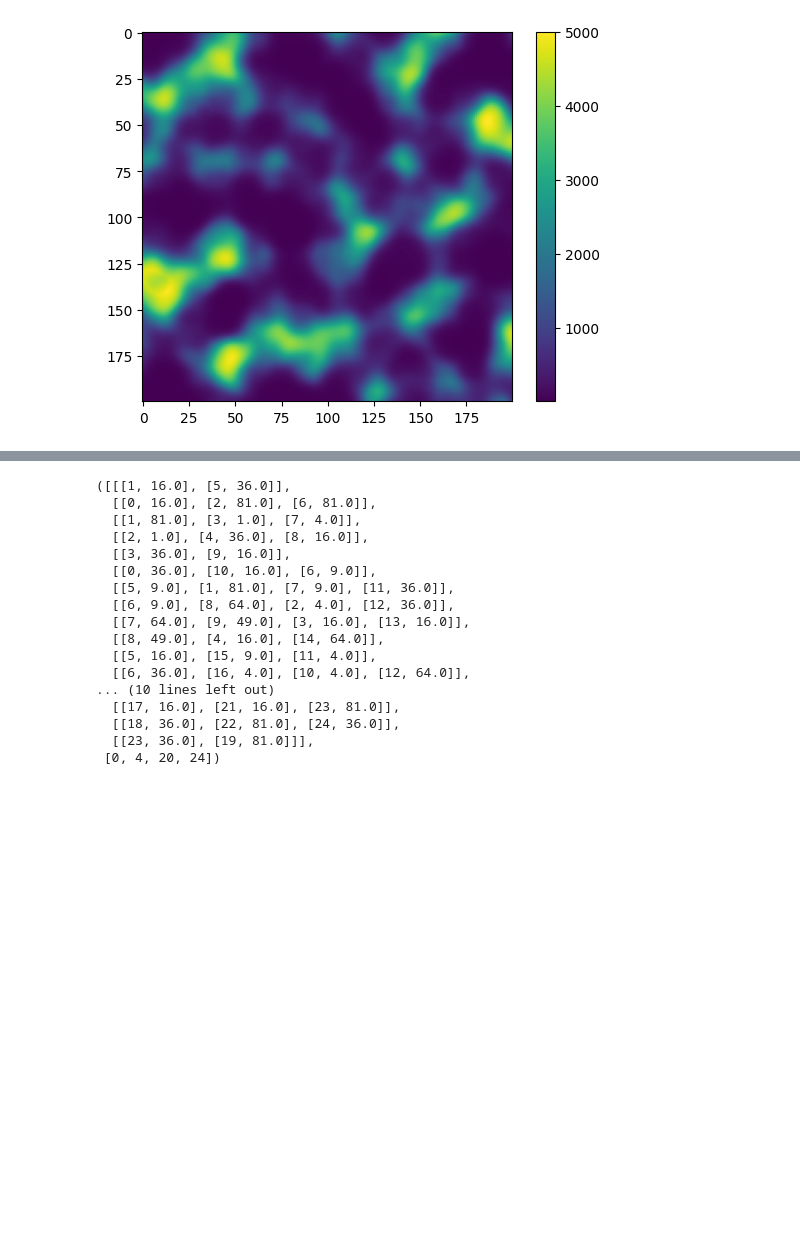
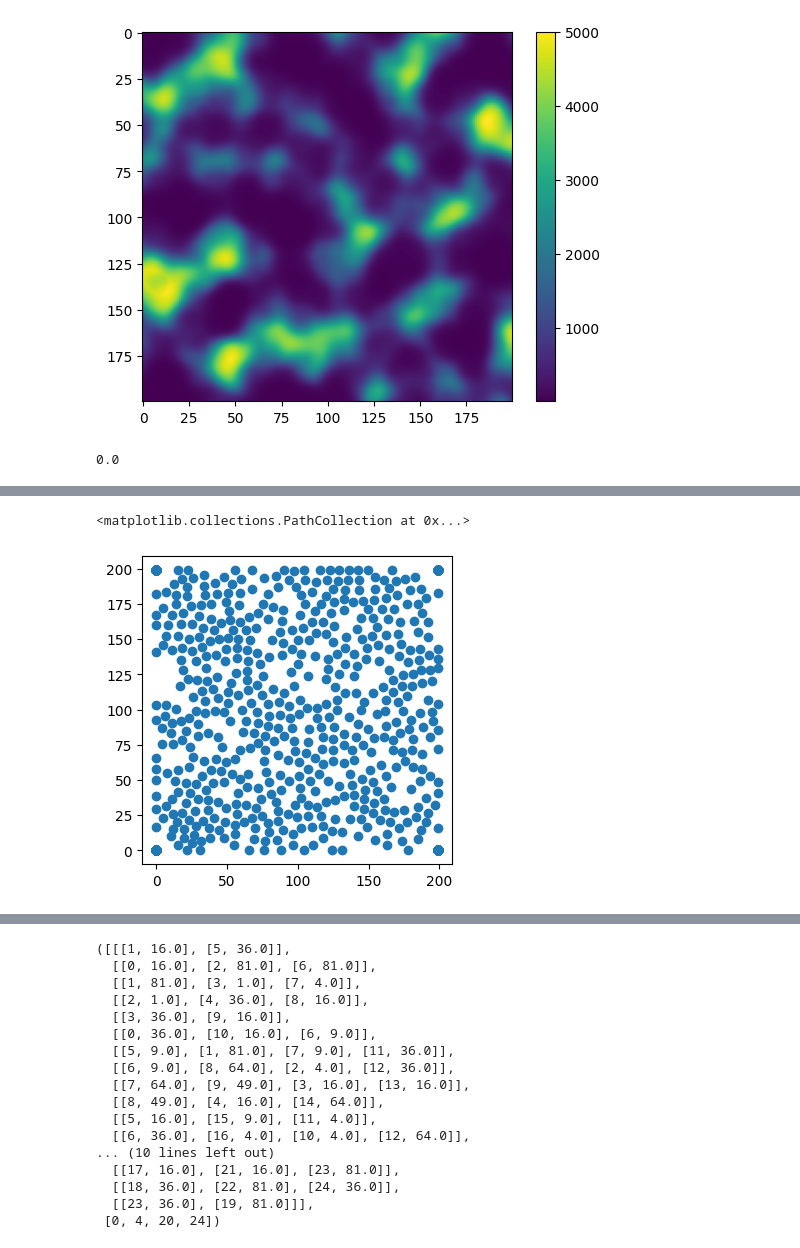
Before and after one commit to Lgeu/ahc018, a Jupyter notebook: notebooks/001_.ipynb, the cells around one changed output, grey strips where cells are left out. Drawn from its saved outputs; the diff is of its cells as text; code cells hidden in the pictures; blank space fills up the shorter version.

```diff
--- a/notebooks/001_.ipynb
+++ b/notebooks/001_.ipynb
@@ -125,3 +125,53 @@ class GaussianProcess:
         # [n_data_pred]
         var = (k_star_star - (k_star_T_K_inv * k_star_T).sum(1)) * sq_sigma
         return mean, var
+# %%
+1.0 / np.inf
+# %% [output]
+0.0
+# %%
+eps = 0.1
+
+def compute_energy(xy):
+    xy = xy.reshape(-1, 2)
+    d = xy[:, None, :] - xy[None, :, :]
+    d = np.square(d).sum(2) + eps
+
+    d = np.square(d) ###
+
+    d.flat[::len(d) + 1] += np.inf
+    return (1.0 / d).sum() * 0.5
+
+def compute_grad(xy):
+    xy = xy.reshape(-1, 2)
+
+    d = xy[:, None, :] - xy[None, :, :]
+    denom = np.square(d).sum(2) + eps
+
+    #denom = np.square(denom)
+    denom = denom ** 3 * 0.5
+
+    denom.flat[::len(d) + 1] += np.inf
+    denom = 1.0 / denom
+    return -(d * denom[:, :, None]).sum(1).reshape(-1)
+
+def nesterov(f, grad, x):
+    mu = 0.5
+    v = 0.0
+    x = x.copy()
+    for i in range(25):
+        mu_v = mu * v
+        v = mu_v - 500.0 * (i + 1) / (i + 3) * grad(x + mu_v)
+        x += v + (np.random.rand(*x.shape) - 0.5) * eps
+        v = np.where((x < 0) | (x > 199), 0, v)
+        x = np.clip(x, 0, 199)
+    return x
+# %%
+n_points = 1000
+
+xy = np.random.rand(n_points * 2) * (N - 1)
+
+%time xy = nesterov(compute_energy, compute_grad, xy)
+plt.figure(figsize=(4, 4))
+plt.scatter(xy[::2], xy[1::2])
+# %% [output]
@@ -127,0 +180,2 @@ class GaussianProcess:
+<matplotlib.collections.PathCollection at 0x...>
+[figure, added]
```
Also changed, not shown: parts of 7 cells of this notebook.
